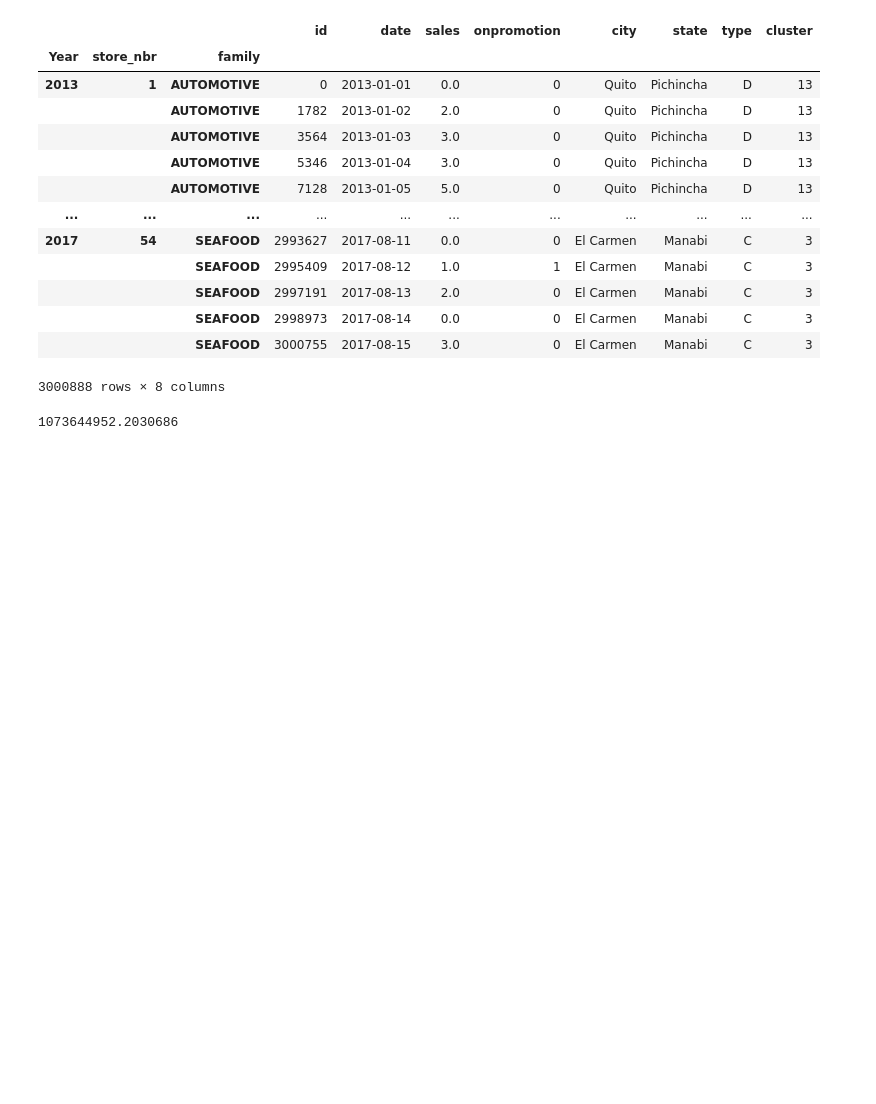
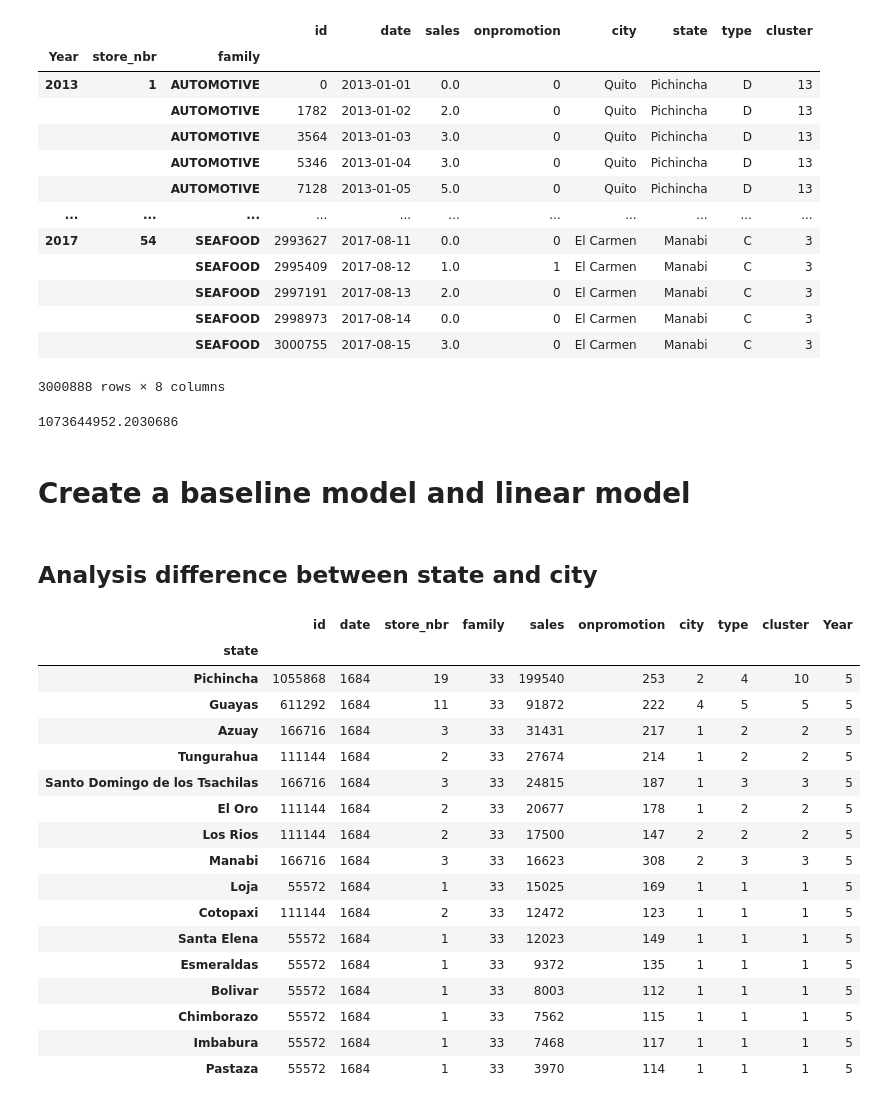
Before and after one commit to mrdaraujo/business_case_869, a Jupyter notebook: notebooks/farah_DataVisualisation_BaseModel.ipynb, the cells around one changed output. Saved outputs shown, nothing was run; the diff lists cells and outputs as text; code cells hidden in the pictures; blank space fills up the shorter version.

```diff
--- a/notebooks/farah_DataVisualisation_BaseModel.ipynb
+++ b/notebooks/farah_DataVisualisation_BaseModel.ipynb
@@ -580,0 +505,4 @@ data_train_merge_stores_2[]
+# %% [markdown]
+# Create a baseline model and linear model
+# %% [markdown]
+## Analysis difference between state and city
@@ -580,0 +511,21 @@ data_train_merge_stores_2[]
+# %%
+data_train_merge_stores.groupby('state').nunique().sort_values("sales", ascending = False)
+# %% [output]
+|  | id | date | store_nbr | family | sales | onpromotion | city | type | cluster | Year |
+| state |  |  |  |  |  |  |  |  |  |  |
+| Pichincha | 1055868 | 1684 | 19 | 33 | 199540 | 253 | 2 | 4 | 10 | 5 |
+| Guayas | 611292 | 1684 | 11 | 33 | 91872 | 222 | 4 | 5 | 5 | 5 |
+| Azuay | 166716 | 1684 | 3 | 33 | 31431 | 217 | 1 | 2 | 2 | 5 |
+| Tungurahua | 111144 | 1684 | 2 | 33 | 27674 | 214 | 1 | 2 | 2 | 5 |
+| Santo Domingo de los Tsachilas | 166716 | 1684 | 3 | 33 | 24815 | 187 | 1 | 3 | 3 | 5 |
+| El Oro | 111144 | 1684 | 2 | 33 | 20677 | 178 | 1 | 2 | 2 | 5 |
+| Los Rios | 111144 | 1684 | 2 | 33 | 17500 | 147 | 2 | 2 | 2 | 5 |
+| Manabi | 166716 | 1684 | 3 | 33 | 16623 | 308 | 2 | 3 | 3 | 5 |
+| Loja | 55572 | 1684 | 1 | 33 | 15025 | 169 | 1 | 1 | 1 | 5 |
+| Cotopaxi | 111144 | 1684 | 2 | 33 | 12472 | 123 | 1 | 1 | 1 | 5 |
+| Santa Elena | 55572 | 1684 | 1 | 33 | 12023 | 149 | 1 | 1 | 1 | 5 |
+| Esmeraldas | 55572 | 1684 | 1 | 33 | 9372 | 135 | 1 | 1 | 1 | 5 |
+| Bolivar | 55572 | 1684 | 1 | 33 | 8003 | 112 | 1 | 1 | 1 | 5 |
+| Chimborazo | 55572 | 1684 | 1 | 33 | 7562 | 115 | 1 | 1 | 1 | 5 |
+| Imbabura | 55572 | 1684 | 1 | 33 | 7468 | 117 | 1 | 1 | 1 | 5 |
+| Pastaza | 55572 | 1684 | 1 | 33 | 3970 | 114 | 1 | 1 | 1 | 5 |
```
Also changed, not shown: parts of 68 cells of this notebook.
